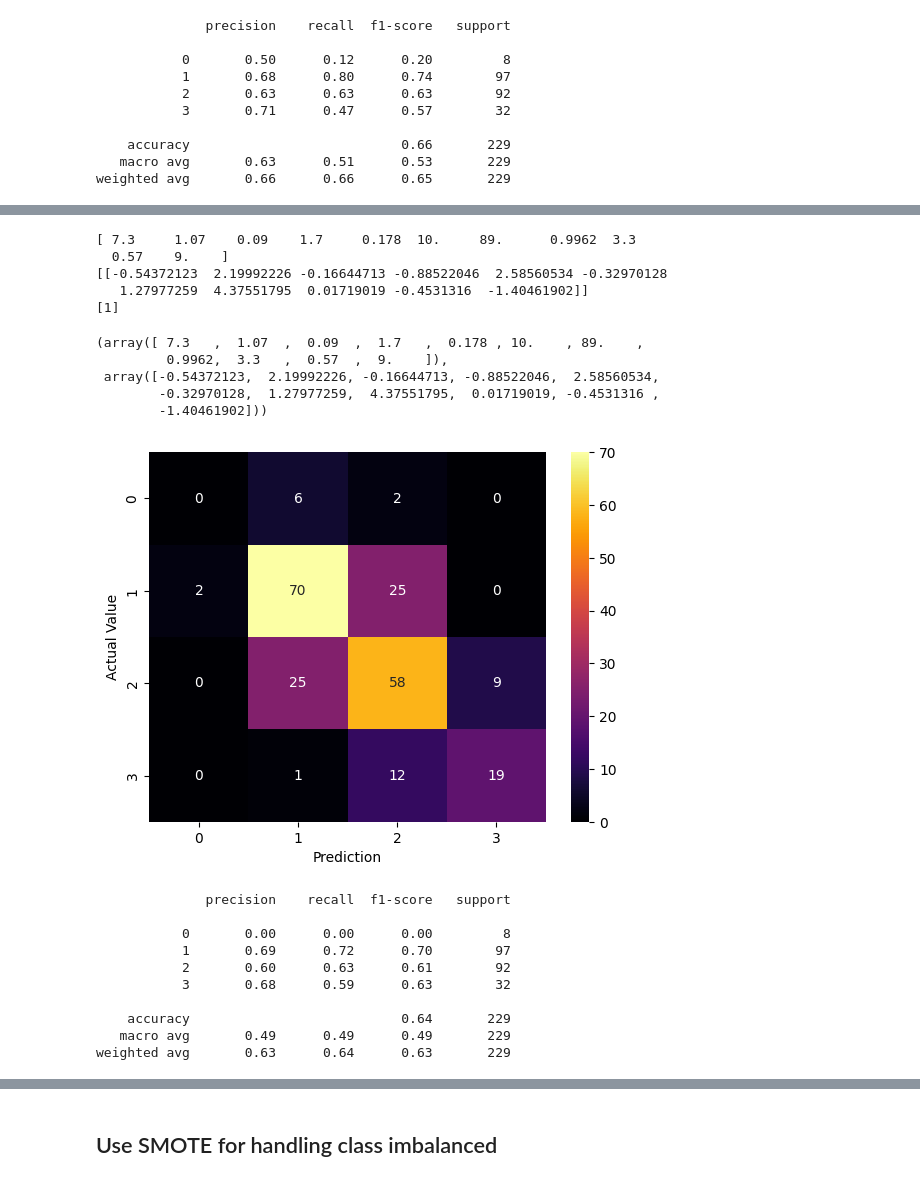
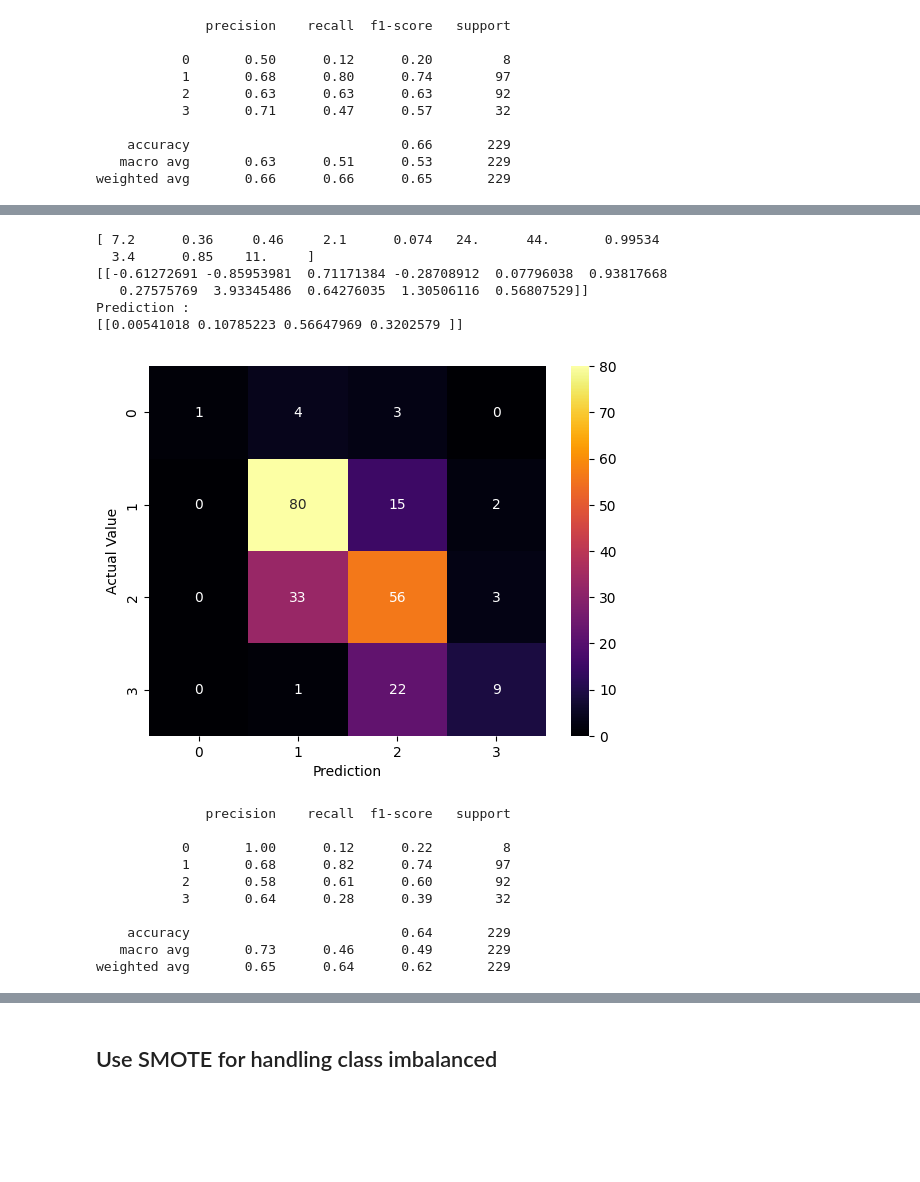
Before and after one commit to NirajanBekoju/Wine-Quality-Classification, a Jupyter notebook: Model Development/Logistic Regression.ipynb, the cells around one changed output, grey strips where cells are left out. Cells and saved outputs as stored; diff of their text form; code cells hidden in the pictures; blank space fills up the shorter version.

Commit message:
hyperparameter tuning in boosting and paramter exploration in logistic regression

```diff
--- a/Model Development/Logistic Regression.ipynb
+++ b/Model Development/Logistic Regression.ipynb
@@ -314,52 +327,44 @@ with open(model_path + 'scaler_2.pkl', 'rb') as f:
 with open(model_path + 'lr_2.pkl', 'rb') as f:
   lr2 = pickle.load(f)
 
-custom_data = X_test.iloc[0].values
+custom_data = X_test.iloc[1].values
 print(custom_data)
 custom_data = np.expand_dims(custom_data, axis = 0)
 scaled_custom_data = scaleAndTransform(custom_data, scaler2)
 print(scaled_custom_data)
-custom_data_pred = lr2.predict(scaled_custom_data)
+custom_data_pred = lr2.predict_proba(scaled_custom_data)
+print("Prediction : ")
 print(custom_data_pred)
 # %% [output]
-[ 7.3     1.07    0.09    1.7     0.178  10.     89.      0.9962  3.3
-  0.57    9.    ]
-[[-0.54372123  2.19992226 -0.16644713 -0.88522046  2.58560534 -0.32970128
-   1.27977259  4.37551795  0.01719019 -0.4531316  -1.40461902]]
-[1]
+[ 7.2      0.36     0.46     2.1      0.074   24.      44.       0.99534
+  3.4      0.85    11.     ]
+[[-0.61272691 -0.85953981  0.71171384 -0.28708912  0.07796038  0.93817668
+   0.27575769  3.93345486  0.64276035  1.30506116  0.56807529]]
+Prediction :
+[[0.00541018 0.10785223 0.56647969 0.3202579 ]]
-# %%
-# Just for checking values equality with above custom data
-X_test.iloc[0].values, X_test_transformed[0, :]
-# %% [output]
-(array([ 7.3   ,  1.07  ,  0.09  ,  1.7   ,  0.178 , 10.    , 89.    ,
-         0.9962,  3.3   ,  0.57  ,  9.    ]),
- array([-0.54372123,  2.19992226, -0.16644713, -0.88522046,  2.58560534,
-        -0.32970128,  1.27977259,  4.37551795,  0.01719019, -0.4531316 ,
-        -1.40461902]))
-# %%
-from xgboost import XGBClassifier
-xgbv1 = XGBClassifier()
-xgbv1.fit(X_train_transformed, y_train)
-
-y_pred = xgbv1.predict(X_test_transformed)
-
-cm = confusion_matrix(y_true = y_test, y_pred = y_pred)
-sns.heatmap(cm, annot = True, cmap = 'inferno')
-plt.xlabel("Prediction")
-plt.ylabel("Actual Value")
-plt.show()
-
-print()
-print(classification_report(y_true = y_test, y_pred = y_pred))
-# %% [output]
-[figure, removed]
-              precision    recall  f1-score   support
-
-           0       0.00      0.00      0.00         8
-           1       0.69      0.72      0.70        97
-           2       0.60      0.63      0.61        92
-           3       0.68      0.59      0.63        32
-
-    accuracy                           0.64       229
-   macro avg       0.49      0.49      0.49       229
-weighted avg       0.63      0.64      0.63       229
+# %%
+logreg = LogisticRegression(multi_class='ovr', solver = 'newton-cg', random_state=RANDOM_STATE)
+logreg.fit(X_train_transformed, y_train)
+
+y_pred = logreg.predict(X_test_transformed)
+
+cm = confusion_matrix(y_true = y_test, y_pred = y_pred)
+sns.heatmap(cm, annot = True, cmap = 'inferno')
+plt.xlabel("Prediction")
+plt.ylabel("Actual Value")
+plt.show()
+
+print()
+print(classification_report(y_true = y_test, y_pred = y_pred))
+# %% [output]
+[figure, added]
+              precision    recall  f1-score   support
+
+           0       1.00      0.12      0.22         8
+           1       0.68      0.82      0.74        97
+           2       0.58      0.61      0.60        92
+           3       0.64      0.28      0.39        32
+
+    accuracy                           0.64       229
+   macro avg       0.73      0.46      0.49       229
+weighted avg       0.65      0.64      0.62       229
```
Also changed, not shown: parts of 15 cells of this notebook, 5 other files.
